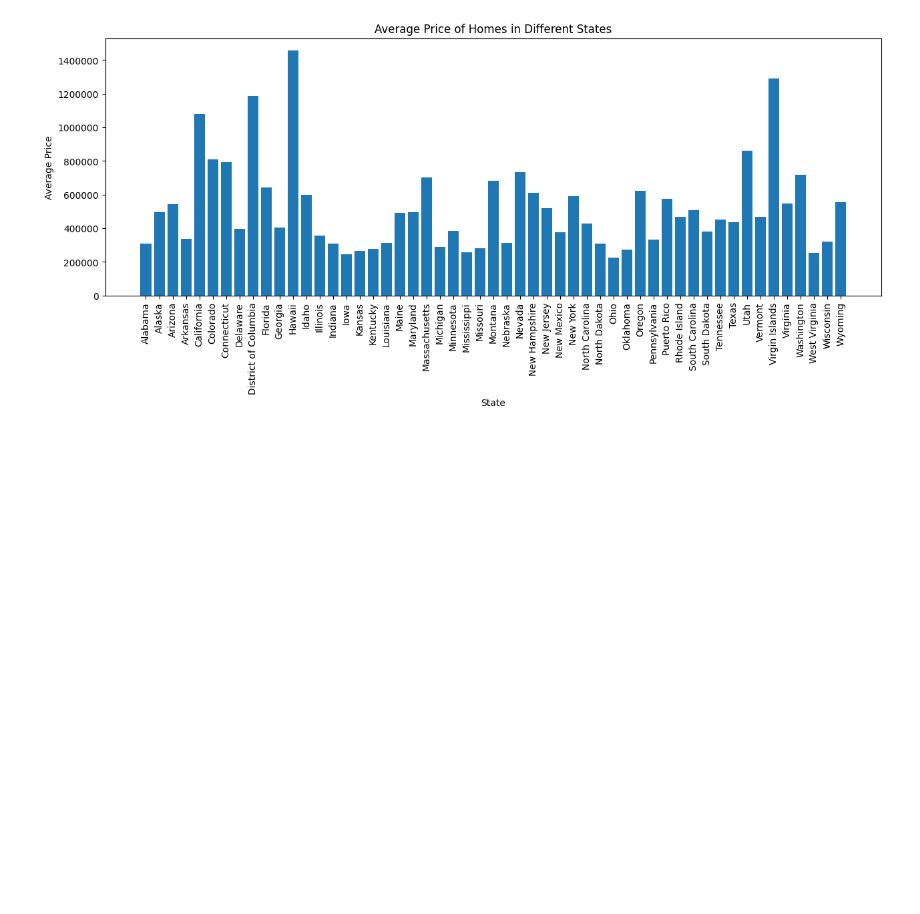
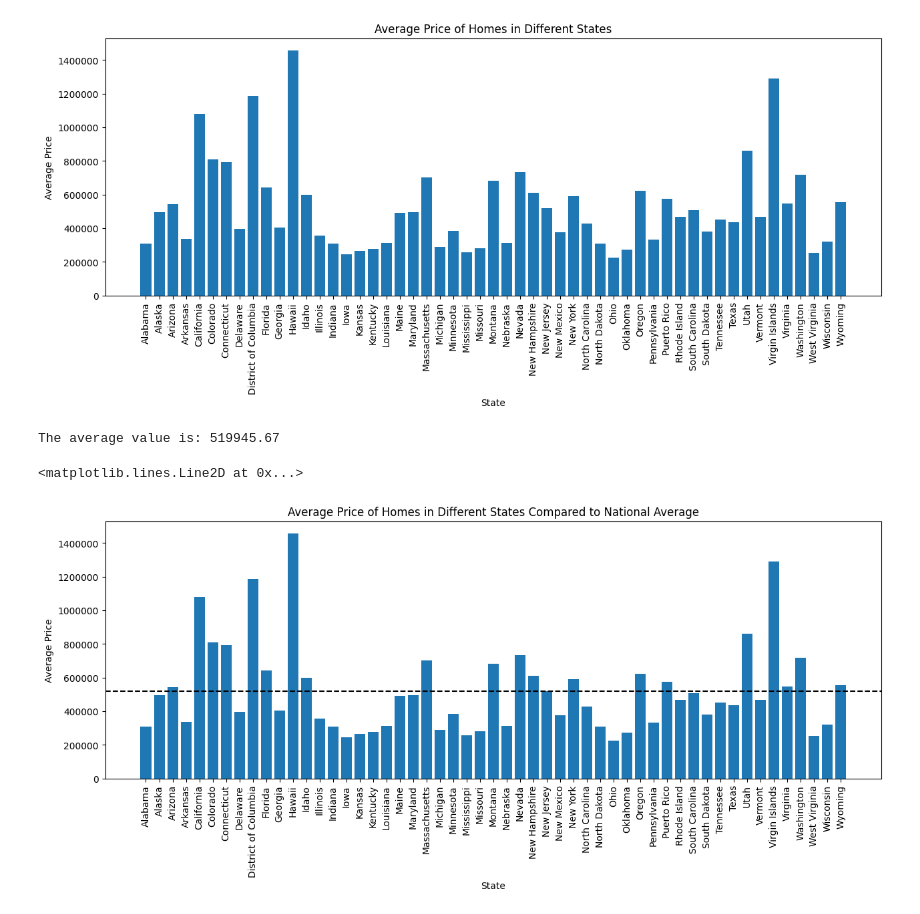
Before and after one commit to njaunick/Project1-Team4-, a Jupyter notebook: Project1.ipynb, the cells around one changed output. Drawn from its saved outputs; the diff is of its cells as text; code cells hidden in the pictures; blank space fills up the shorter version.

```diff
--- a/Project1.ipynb
+++ b/Project1.ipynb
@@ -155,3 +155,21 @@ plt.title("Average Price of Homes in Different States")
 plt.show()
 # %% [output]
 [figure]
+# %%
+average_value = round((np.mean(avg_price)),2)
+print(f"The average value is: {average_value}")
+
+# Plot the bar
+fig , ax = plt.subplots(figsize=(15,5))
+bars = ax.bar(avg_price.index, avg_price.values)
+plt.xticks(rotation=90)
+ax.set_xlabel('State')
+ax.set_ylabel('Average Price')
+ax.set_title('Average Price of Homes in Different States Compared to National Average')
+
+# Add horizontal line
+ax.axhline(y=average_value, color='black', linestyle='--')
+# %% [output]
+The average value is: 519945.67
+<matplotlib.lines.Line2D at 0x...>
+[figure, added]
```
Also changed, not shown: parts of 9 cells of this notebook.
